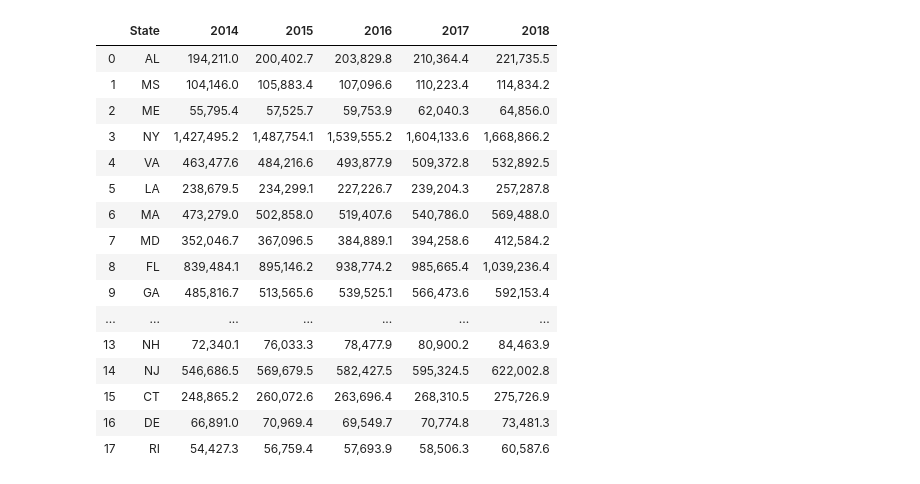
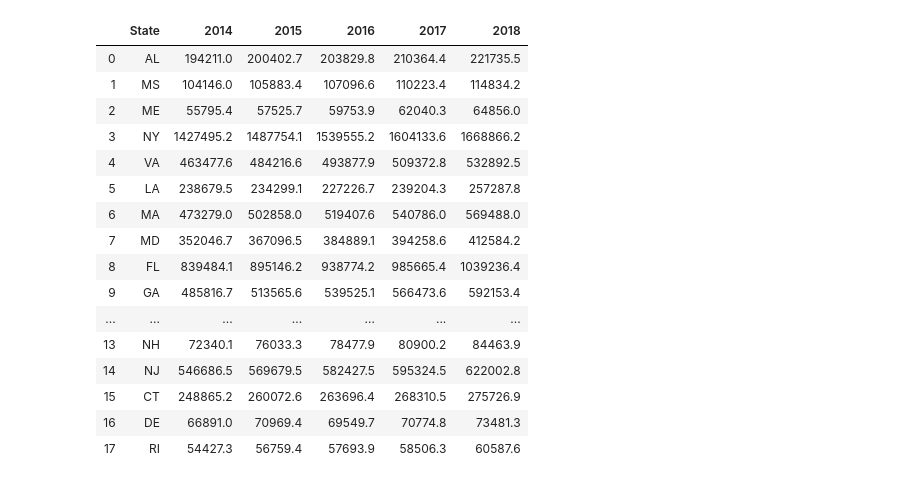
Before and after one commit to deirdrebclark/Project1, a Jupyter notebook: PopAnalysisAll.ipynb, the cells around one changed output. Drawn from its saved outputs; the diff is of its cells as text; code cells hidden in the pictures.

```diff
--- a/PopAnalysisAll.ipynb
+++ b/PopAnalysisAll.ipynb
@@ -38,24 +44,24 @@ gdp_sum_west
 # %%
 #Prepare GDP East files
-GDP_East = "https://media.githubusercontent.com/media/deirdrebclark/Project1/master/output_data/GDP_East.csv"
-GDP_East = pd.read_csv(GDP_East)
-GDP_East.columns=['State','2014','2015','2016','2017','2018']
-GDP_East
+csv_file = pd.read_csv("https://media.githubusercontent.com/media/deirdrebclark/Project1/master/output_data/GDP_East.csv",thousands=",")
+GDP_East_df = pd.DataFrame(csv_file)
+GDP_East_df.columns=['State','2014','2015','2016','2017','2018']
+GDP_East_df
 # %% [output]
 |  | State | 2014 | 2015 | 2016 | 2017 | 2018 |
-| 0 | AL | 194,211.0 | 200,402.7 | 203,829.8 | 210,364.4 | 221,735.5 |
-| 1 | MS | 104,146.0 | 105,883.4 | 107,096.6 | 110,223.4 | 114,834.2 |
-| 2 | ME | 55,795.4 | 57,525.7 | 59,753.9 | 62,040.3 | 64,856.0 |
-| 3 | NY | 1,427,495.2 | 1,487,754.1 | 1,539,555.2 | 1,604,133.6 | 1,668,866.2 |
-| 4 | VA | 463,477.6 | 484,216.6 | 493,877.9 | 509,372.8 | 532,892.5 |
-| 5 | LA | 238,679.5 | 234,299.1 | 227,226.7 | 239,204.3 | 257,287.8 |
-| 6 | MA | 473,279.0 | 502,858.0 | 519,407.6 | 540,786.0 | 569,488.0 |
-| 7 | MD | 352,046.7 | 367,096.5 | 384,889.1 | 394,258.6 | 412,584.2 |
-| 8 | FL | 839,484.1 | 895,146.2 | 938,774.2 | 985,665.4 | 1,039,236.4 |
-| 9 | GA | 485,816.7 | 513,565.6 | 539,525.1 | 566,473.6 | 592,153.4 |
+| 0 | AL | 194211.0 | 200402.7 | 203829.8 | 210364.4 | 221735.5 |
+| 1 | MS | 104146.0 | 105883.4 | 107096.6 | 110223.4 | 114834.2 |
+| 2 | ME | 55795.4 | 57525.7 | 59753.9 | 62040.3 | 64856.0 |
+| 3 | NY | 1427495.2 | 1487754.1 | 1539555.2 | 1604133.6 | 1668866.2 |
+| 4 | VA | 463477.6 | 484216.6 | 493877.9 | 509372.8 | 532892.5 |
+| 5 | LA | 238679.5 | 234299.1 | 227226.7 | 239204.3 | 257287.8 |
+| 6 | MA | 473279.0 | 502858.0 | 519407.6 | 540786.0 | 569488.0 |
+| 7 | MD | 352046.7 | 367096.5 | 384889.1 | 394258.6 | 412584.2 |
+| 8 | FL | 839484.1 | 895146.2 | 938774.2 | 985665.4 | 1039236.4 |
+| 9 | GA | 485816.7 | 513565.6 | 539525.1 | 566473.6 | 592153.4 |
 | ... | ... | ... | ... | ... | ... | ... |
-| 13 | NH | 72,340.1 | 76,033.3 | 78,477.9 | 80,900.2 | 84,463.9 |
-| 14 | NJ | 546,686.5 | 569,679.5 | 582,427.5 | 595,324.5 | 622,002.8 |
-| 15 | CT | 248,865.2 | 260,072.6 | 263,696.4 | 268,310.5 | 275,726.9 |
-| 16 | DE | 66,891.0 | 70,969.4 | 69,549.7 | 70,774.8 | 73,481.3 |
-| 17 | RI | 54,427.3 | 56,759.4 | 57,693.9 | 58,506.3 | 60,587.6 |
+| 13 | NH | 72340.1 | 76033.3 | 78477.9 | 80900.2 | 84463.9 |
+| 14 | NJ | 546686.5 | 569679.5 | 582427.5 | 595324.5 | 622002.8 |
+| 15 | CT | 248865.2 | 260072.6 | 263696.4 | 268310.5 | 275726.9 |
+| 16 | DE | 66891.0 | 70969.4 | 69549.7 | 70774.8 | 73481.3 |
+| 17 | RI | 54427.3 | 56759.4 | 57693.9 | 58506.3 | 60587.6 |
```
Also changed, not shown: parts of 13 cells of this notebook.
